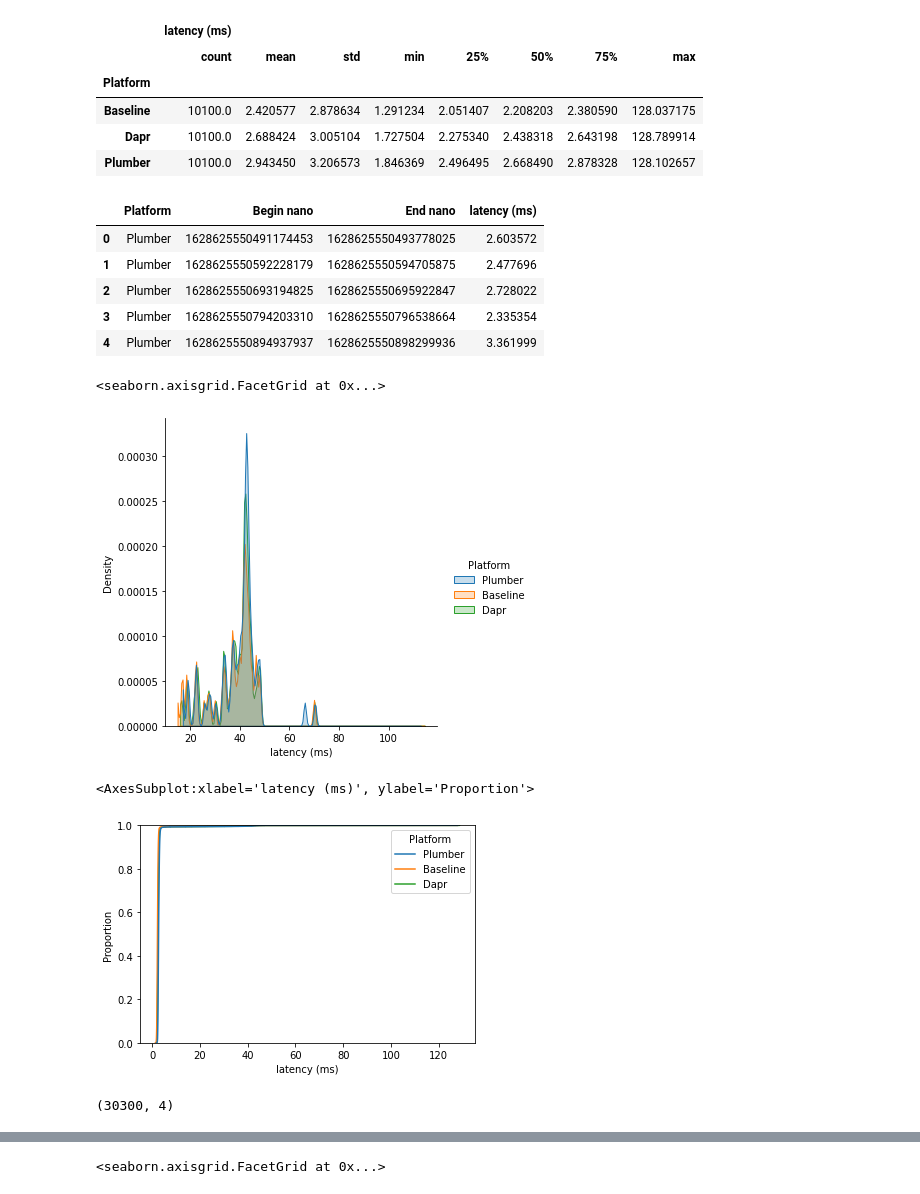
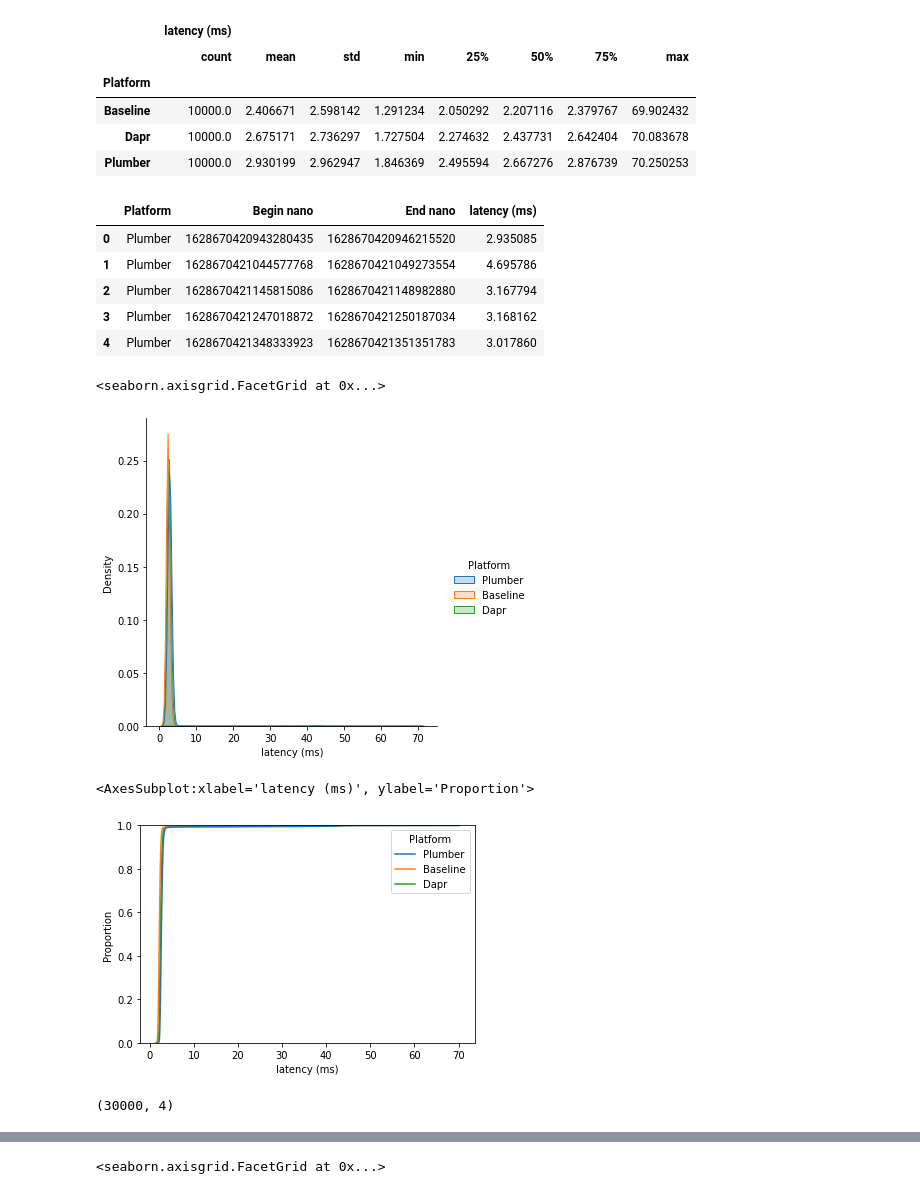
Before and after one commit to VerstraeteBert/plumber, a Jupyter notebook: benchmarks/sidecarlatency/visualization/vis.ipynb, the cells around one changed output, grey strips where cells are left out. Cells and saved outputs as stored; diff of their text form; code cells hidden in the pictures.

```diff
--- a/benchmarks/sidecarlatency/visualization/vis.ipynb
+++ b/benchmarks/sidecarlatency/visualization/vis.ipynb
@@ -6,6 +6,8 @@ def readFileAsArr(fileName, source):
     res = []
     file = open('/home/brgverst/benchres/' + fileName, encoding="utf8").read()
     for ind, line in enumerate(file.split('\n')):
+        if ind < 100:
+            continue
         if line == '':
             continue
         splitLine = line.split(",")
@@ -23,32 +25,32 @@ df.groupby(["Platform"]).describe()
 |  | latency (ms) |  |  |  |  |  |  |  |
 |  | count | mean | std | min | 25% | 50% | 75% | max |
 | Platform |  |  |  |  |  |  |  |  |
-| Baseline | 10100.0 | 2.420577 | 2.878634 | 1.291234 | 2.051407 | 2.208203 | 2.380590 | 128.037175 |
-| Dapr | 10100.0 | 2.688424 | 3.005104 | 1.727504 | 2.275340 | 2.438318 | 2.643198 | 128.789914 |
-| Plumber | 10100.0 | 2.943450 | 3.206573 | 1.846369 | 2.496495 | 2.668490 | 2.878328 | 128.102657 |
+| Baseline | 10000.0 | 2.406671 | 2.598142 | 1.291234 | 2.050292 | 2.207116 | 2.379767 | 69.902432 |
+| Dapr | 10000.0 | 2.675171 | 2.736297 | 1.727504 | 2.274632 | 2.437731 | 2.642404 | 70.083678 |
+| Plumber | 10000.0 | 2.930199 | 2.962947 | 1.846369 | 2.495594 | 2.667276 | 2.876739 | 70.250253 |
 # %%
 df.head()
 # %% [output]
 |  | Platform | Begin nano | End nano | latency (ms) |
-| 0 | Plumber | 1628625550491174453 | 1628625550493778025 | 2.603572 |
-| 1 | Plumber | 1628625550592228179 | 1628625550594705875 | 2.477696 |
-| 2 | Plumber | 1628625550693194825 | 1628625550695922847 | 2.728022 |
-| 3 | Plumber | 1628625550794203310 | 1628625550796538664 | 2.335354 |
-| 4 | Plumber | 1628625550894937937 | 1628625550898299936 | 3.361999 |
+| 0 | Plumber | 1628670420943280435 | 1628670420946215520 | 2.935085 |
+| 1 | Plumber | 1628670421044577768 | 1628670421049273554 | 4.695786 |
+| 2 | Plumber | 1628670421145815086 | 1628670421148982880 | 3.167794 |
+| 3 | Plumber | 1628670421247018872 | 1628670421250187034 | 3.168162 |
+| 4 | Plumber | 1628670421348333923 | 1628670421351351783 | 3.017860 |
 # %%
-sns.displot(df, x="latency (ms)", hue="Platform", kind="kde", fill=True, cut=-30)
+sns.displot(df, x="latency (ms)", hue="Platform", kind="kde", fill=True)
 # %% [output]
 <seaborn.axisgrid.FacetGrid at 0x...>
-[figure, old version]
+[figure, new version]
 # %%
 sns.ecdfplot(data=df, x="latency (ms)", hue="Platform")
 # %% [output]
 <AxesSubplot:xlabel='latency (ms)', ylabel='Proportion'>
-[figure, old version]
+[figure, new version]
 # %%
 df.shape
 # %% [output]
-(30300, 4)
+(30000, 4)
 # %%
 # Obvious issue with outliers for visualizations: remove them through IQR method
 plat_dfs = []
```
Also changed, not shown: parts of 6 cells of this notebook.
